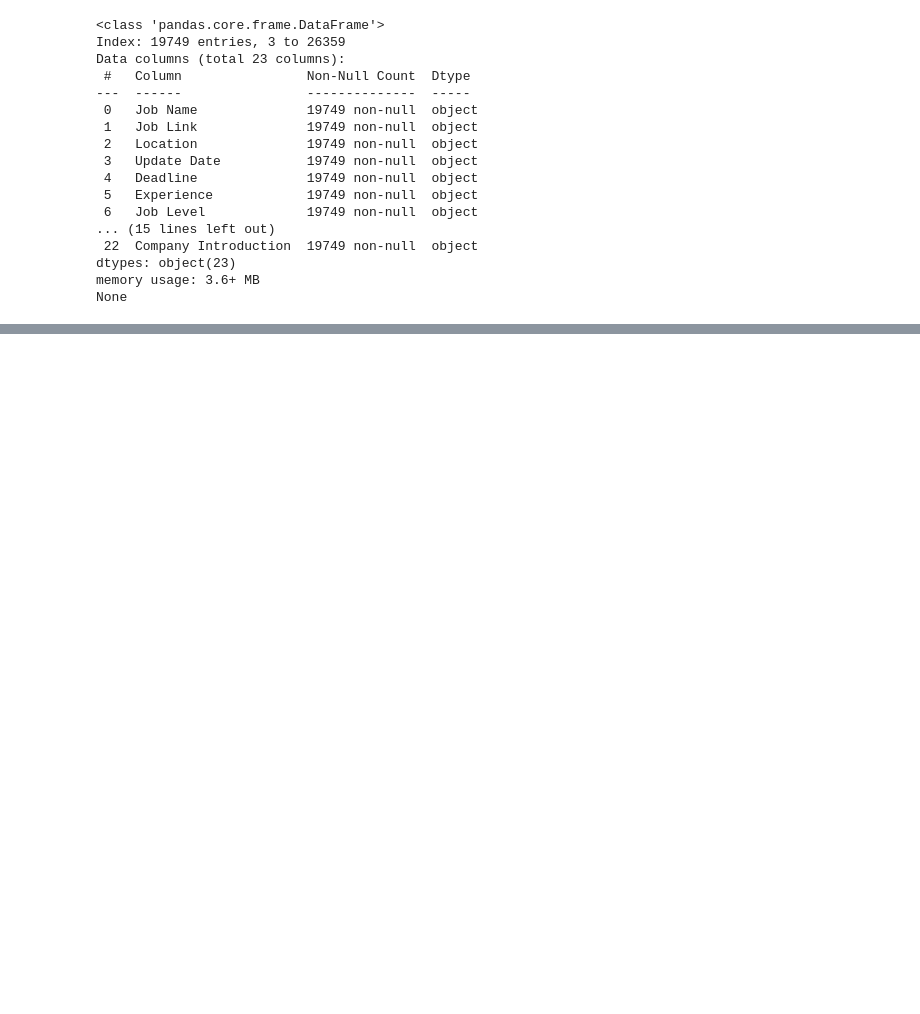
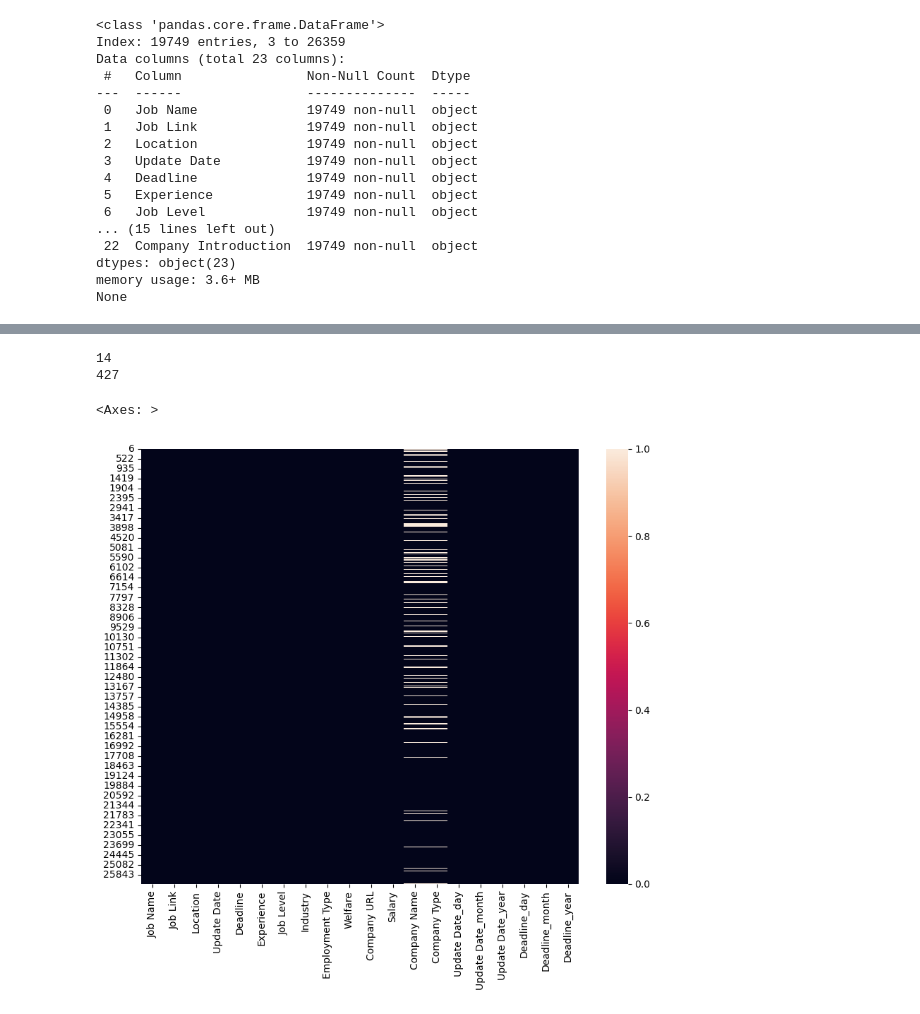
Before and after one commit to Dzivilord/carrerModeling, a Jupyter notebook: ExporingData/ExploringData.ipynb, the cells around one changed output, grey strips where cells are left out. Cells and saved outputs as stored; diff of their text form; code cells hidden in the pictures; blank space fills up the shorter version.

```diff
--- a/ExporingData/ExploringData.ipynb
+++ b/ExporingData/ExploringData.ipynb
@@ -216,0 +586,27 @@ data.head()
+# %%
+# Tiến hành loại bỏ
+data.drop("Job Tags", axis=1, inplace=True)
+data.drop("Company Address", axis=1, inplace=True)
+data.drop("Company Scale", axis=1, inplace=True)
+data.drop("Company Website", axis=1, inplace=True)
+data.drop("Company Introduction", axis=1, inplace=True)
+data.drop("Follower", axis=1, inplace=True)
+# %%
+# In ra số lượng dòng mà cột Company Name có giá trị là Not specified trong khi cột Company Type không có giá trị là Not specified
+print(data[(data['Company Name'] == 'Not specified') & (data['Company Type'] != 'Not specified')].shape[0])
+
+# Tiến hành xóa các dòng đó
+data = data[~((data['Company Name'] == 'Not specified') & (data['Company Type'] != 'Not specified'))]
+
+# Ngược lại
+print(data[(data['Company Name'] != 'Not specified') & (data['Company Type'] == 'Not specified')].shape[0])
+data = data[~((data['Company Name'] != 'Not specified') & (data['Company Type'] == 'Not specified'))]
+# %% [output]
+14
+427
+# %%
+plt.subplots(figsize=(10,8))
+sns.heatmap(data.isin(['Not specified']))
+# %% [output]
+<Axes: >
+[figure, added]
```
Also changed, not shown: parts of 53 cells of this notebook, 2 other files.
